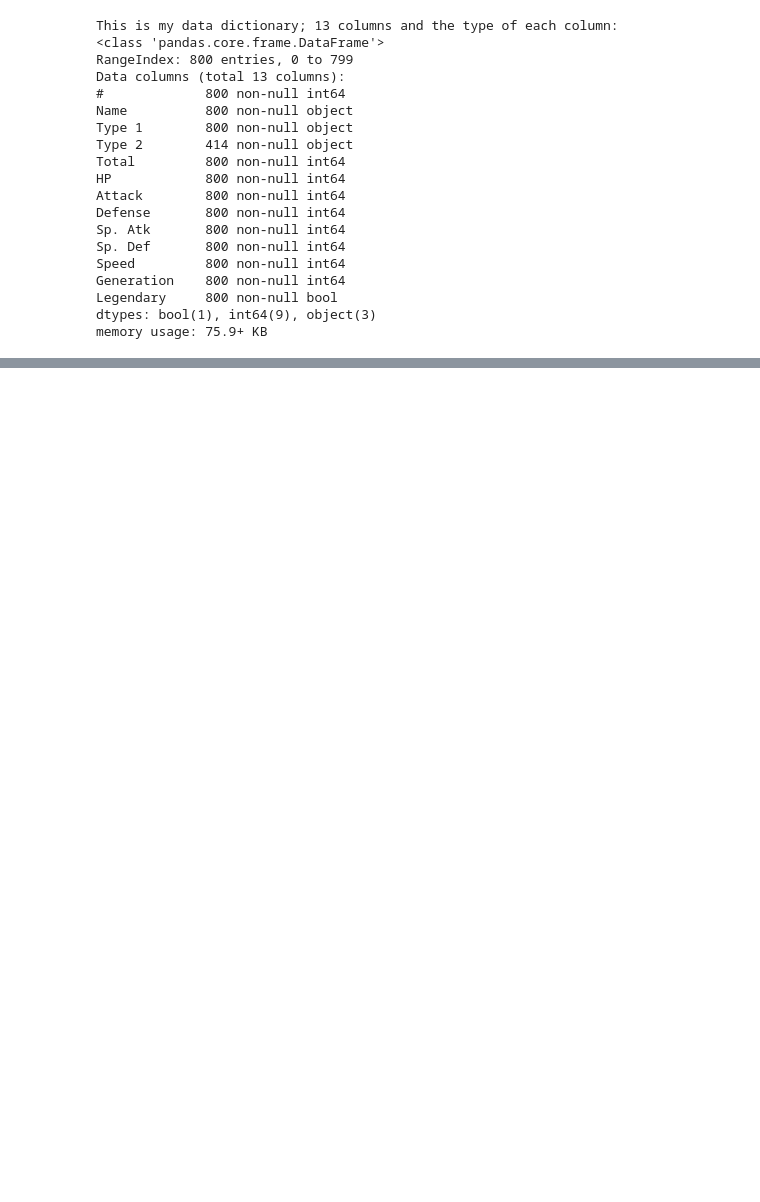
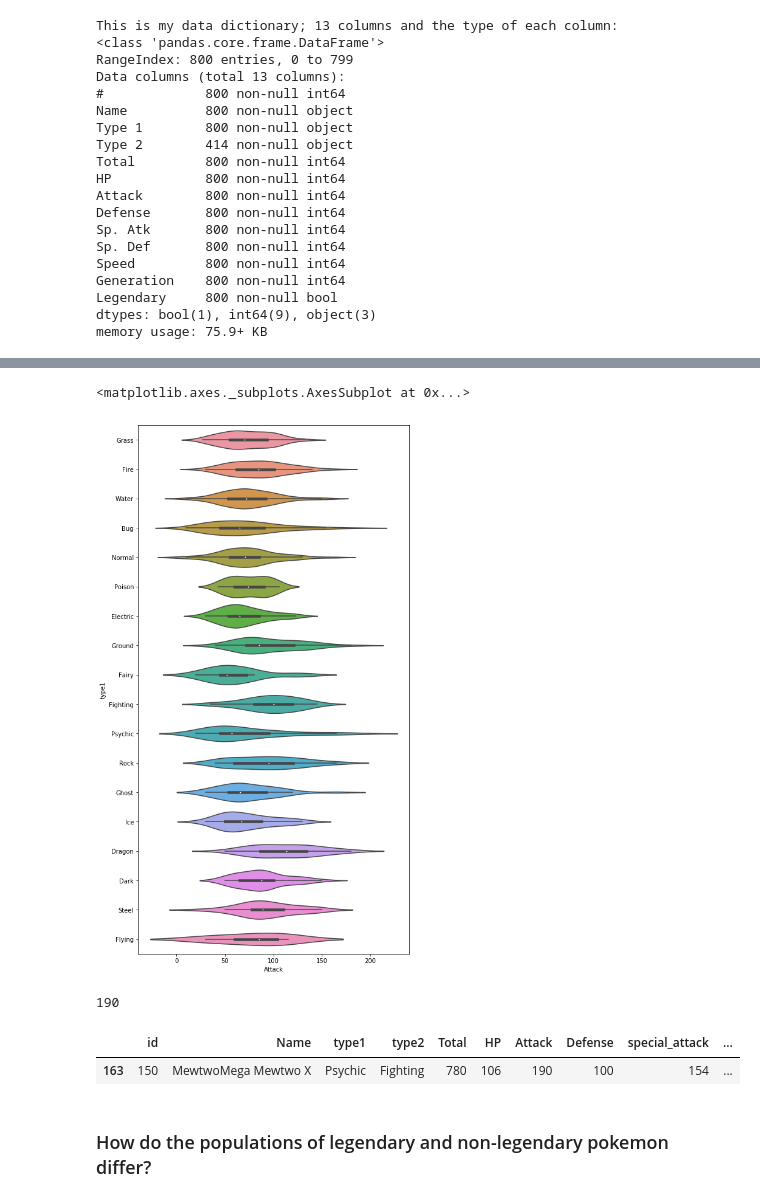
Before and after one commit to gajean/DAT-NYC-6.13-Assignments, a Jupyter notebook: assignment_one/EDA_project_I.ipynb, the cells around one changed output, grey strips where cells are left out. Cells and saved outputs as stored; diff of their text form; code cells hidden in the pictures; blank space fills up the shorter version.

```diff
--- a/assignment_one/EDA_project_I.ipynb
+++ b/assignment_one/EDA_project_I.ipynb
@@ -81,0 +144,19 @@ array([[<matplotlib.axes._subplots.AxesSubplot object at 0x...>,
+# %%
+plt.figure(figsize = (8,16))
+sns.violinplot(x="Attack", y="type1", data=df, split=True)
+# %% [output]
+<matplotlib.axes._subplots.AxesSubplot at 0x...>
+[figure, added]
+# %%
+#What's the strongest pokemon?
+df.Attack.max()
+# %% [output]
+190
+# %%
+df[df.Attack == 190]
+print()
+# %% [output]
+|  | id | Name | type1 | type2 | Total | HP | Attack | Defense | special_attack | ... |
+| 163 | 150 | MewtwoMega Mewtwo X | Psychic | Fighting | 780 | 106 | 190 | 100 | 154 | ... |
+# %% [markdown]
+### How do the populations of legendary and non-legendary pokemon differ?
```
Also changed, not shown: parts of 22 cells of this notebook.
